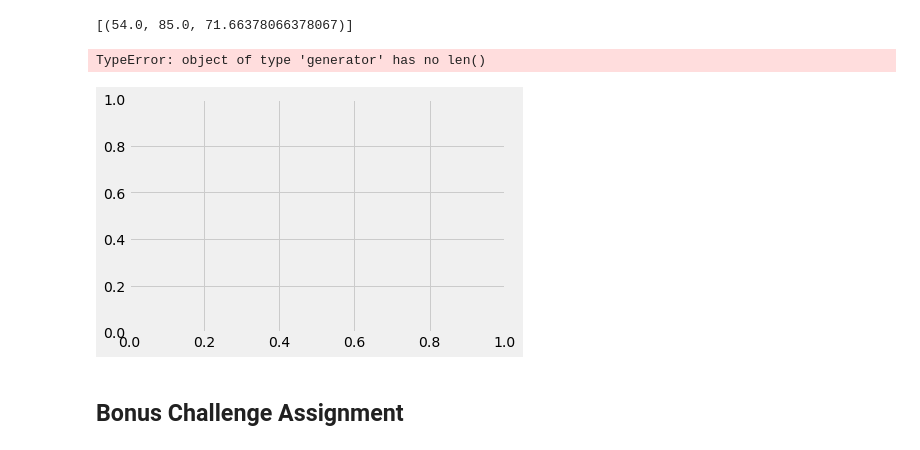
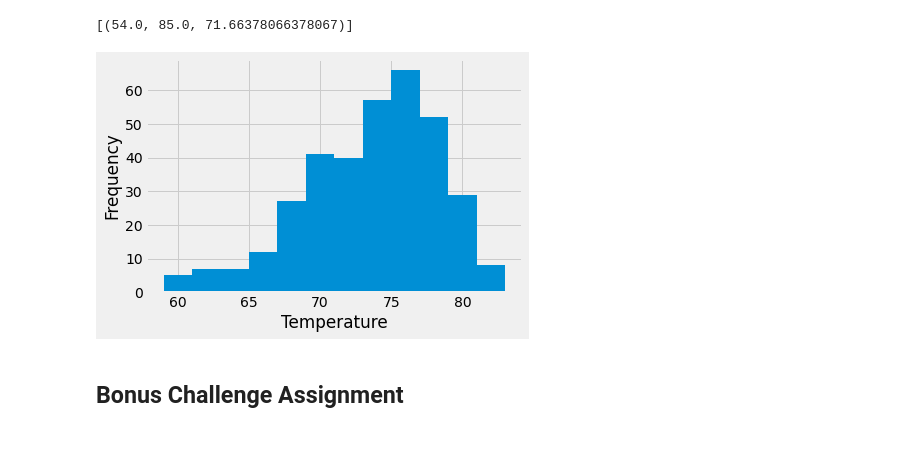
Before and after one commit to wjriebel/sqlalchemy-challenge, a Jupyter notebook: climate_starter.ipynb, the cells around one changed output. Cells and saved outputs as stored; diff of their text form; code cells hidden in the pictures.

```diff
--- a/climate_starter.ipynb
+++ b/climate_starter.ipynb
@@ -135,34 +135,23 @@ filter(Measurement.station=='USC00519281').all()
 # %%
 ## Choose the station with the highest number of temperature observations.
 
-# sel = [Measurement.tobs, Measurement.id, Measurement.station, Station.name]
-# same_station = session.query(*sel).filter(Measurement.station == Station.station).all()
-# same_station
 
-# station_df = pd.DataFrame(same_station)
-# station_df
-
-# station_counts = station_df['station'].value_counts()
-# station_counts.max()
 
 ## Query the last 12 months of temperature observation data for this station and plot the results as a histogram
-
-#session.query(func.min(Measurement.station),func.max(Measurement.station),func.avg(Measurement.station))
 
 ## Filter by the station with the highest number of observations
 most_lastyear_tobs=session.query(Measurement.tobs, Measurement.date, Measurement.station)\
 .filter(Measurement.date > previous_year)\
-.filter(Measurement.station=='USC00519281').all() #most_active[0]).all()
+.filter(Measurement.station==max_active).all() #most_active[0]).all()
 
-x = (each_result[0] for each_result in most_lastyear_tobs)
+x = [each_result[0] for each_result in most_lastyear_tobs]
 
 plt.hist(x, bins = 12)
 plt.xlabel('Temperature')
 plt.ylabel('Frequency')
 plt.show()
 # %% [output]
-TypeError: object of type 'generator' has no len()
-[figure, old version]
+[figure, new version]
 # %% [markdown]
 ## Bonus Challenge Assignment
 # %%
```
